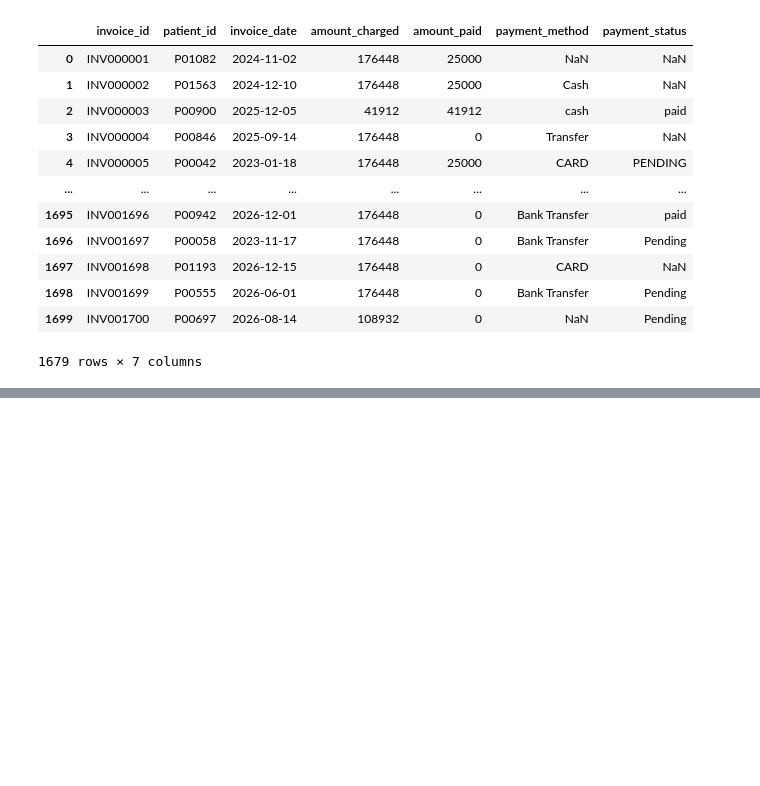
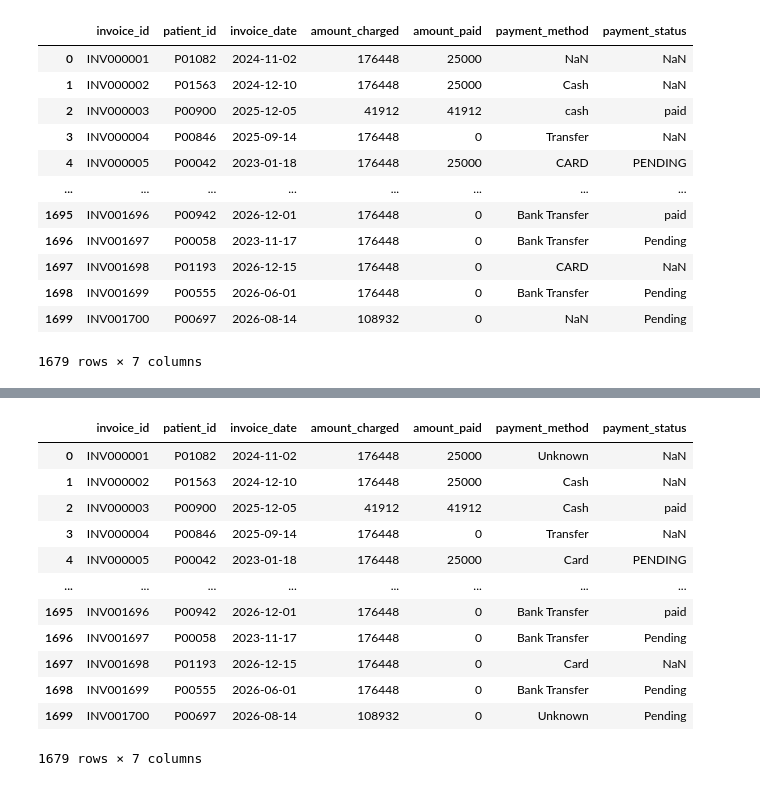
Before and after one commit to chinweubaudeh-crypto/Healthplus_Hospital_Data_Modernization_project, a Jupyter notebook: notebooks/healthplus_project.ipynb, the cells around one changed output, grey strips where cells are left out. Cells and saved outputs as stored; diff of their text form; code cells hidden in the pictures; blank space fills up the shorter version.

```diff
--- a/notebooks/healthplus_project.ipynb
+++ b/notebooks/healthplus_project.ipynb
@@ -1337,0 +1340,7 @@ billing
+# %%
+# Convert to title case for the payment_method column
+billing["payment_method"] = (
+    billing["payment_method"]
+    .str.strip()
+    .str.title()
+)
@@ -1337,0 +1362,3 @@ billing
+# %%
+# Replace missing values with unknown
+billing["payment_method"] = billing["payment_method"].fillna("Unknown")
@@ -1337,0 +1380,16 @@ billing
+# %%
+billing
+# %% [output]
+|  | invoice_id | patient_id | invoice_date | amount_charged | amount_paid | payment_method | payment_status |
+| 0 | INV000001 | P01082 | 2024-11-02 | 176448 | 25000 | Unknown | NaN |
+| 1 | INV000002 | P01563 | 2024-12-10 | 176448 | 25000 | Cash | NaN |
+| 2 | INV000003 | P00900 | 2025-12-05 | 41912 | 41912 | Cash | paid |
+| 3 | INV000004 | P00846 | 2025-09-14 | 176448 | 0 | Transfer | NaN |
+| 4 | INV000005 | P00042 | 2023-01-18 | 176448 | 25000 | Card | PENDING |
+| ... | ... | ... | ... | ... | ... | ... | ... |
+| 1695 | INV001696 | P00942 | 2026-12-01 | 176448 | 0 | Bank Transfer | paid |
+| 1696 | INV001697 | P00058 | 2023-11-17 | 176448 | 0 | Bank Transfer | Pending |
+| 1697 | INV001698 | P01193 | 2026-12-15 | 176448 | 0 | Card | NaN |
+| 1698 | INV001699 | P00555 | 2026-06-01 | 176448 | 0 | Bank Transfer | Pending |
+| 1699 | INV001700 | P00697 | 2026-08-14 | 108932 | 0 | Unknown | Pending |
+1679 rows × 7 columns
```
Also changed, not shown: parts of 66 cells of this notebook, 1 other file.
